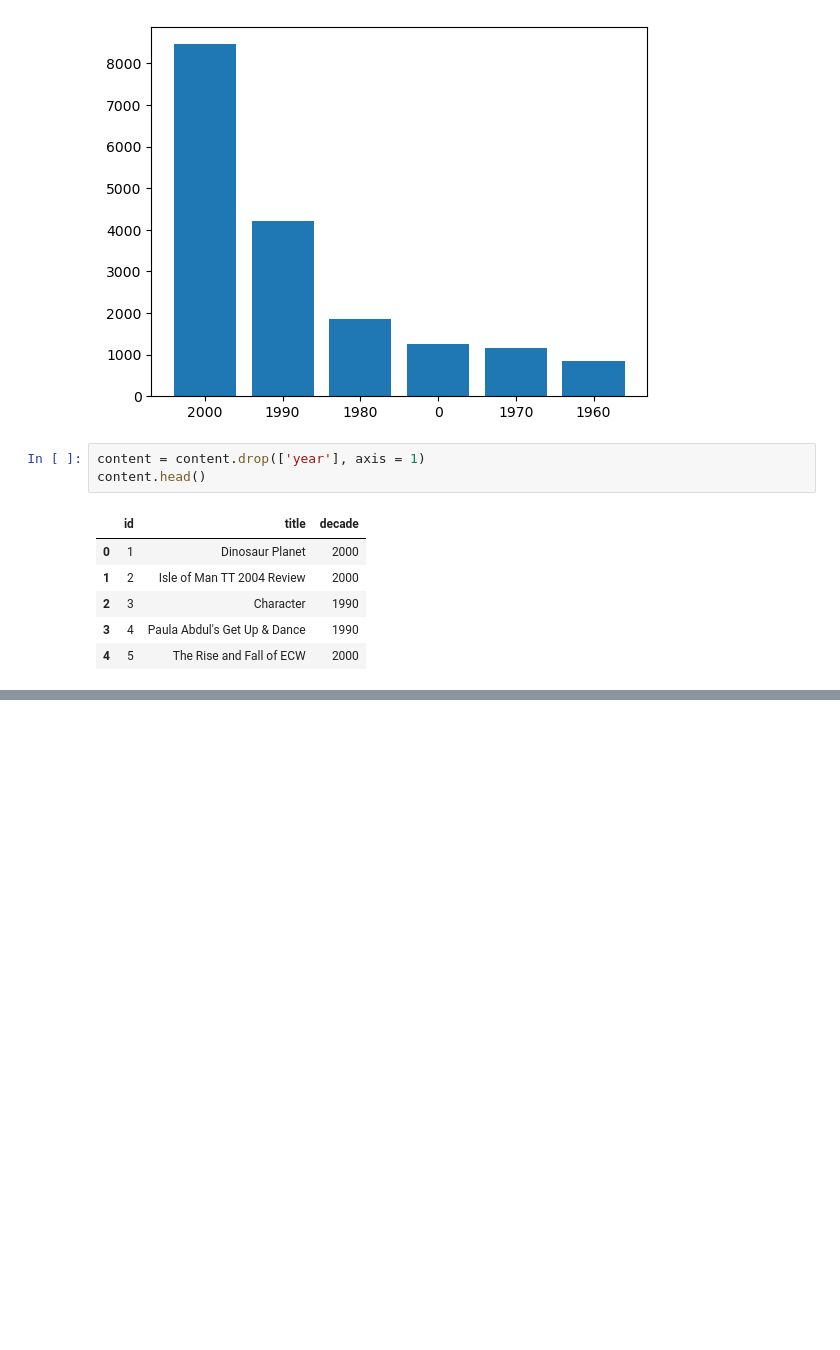
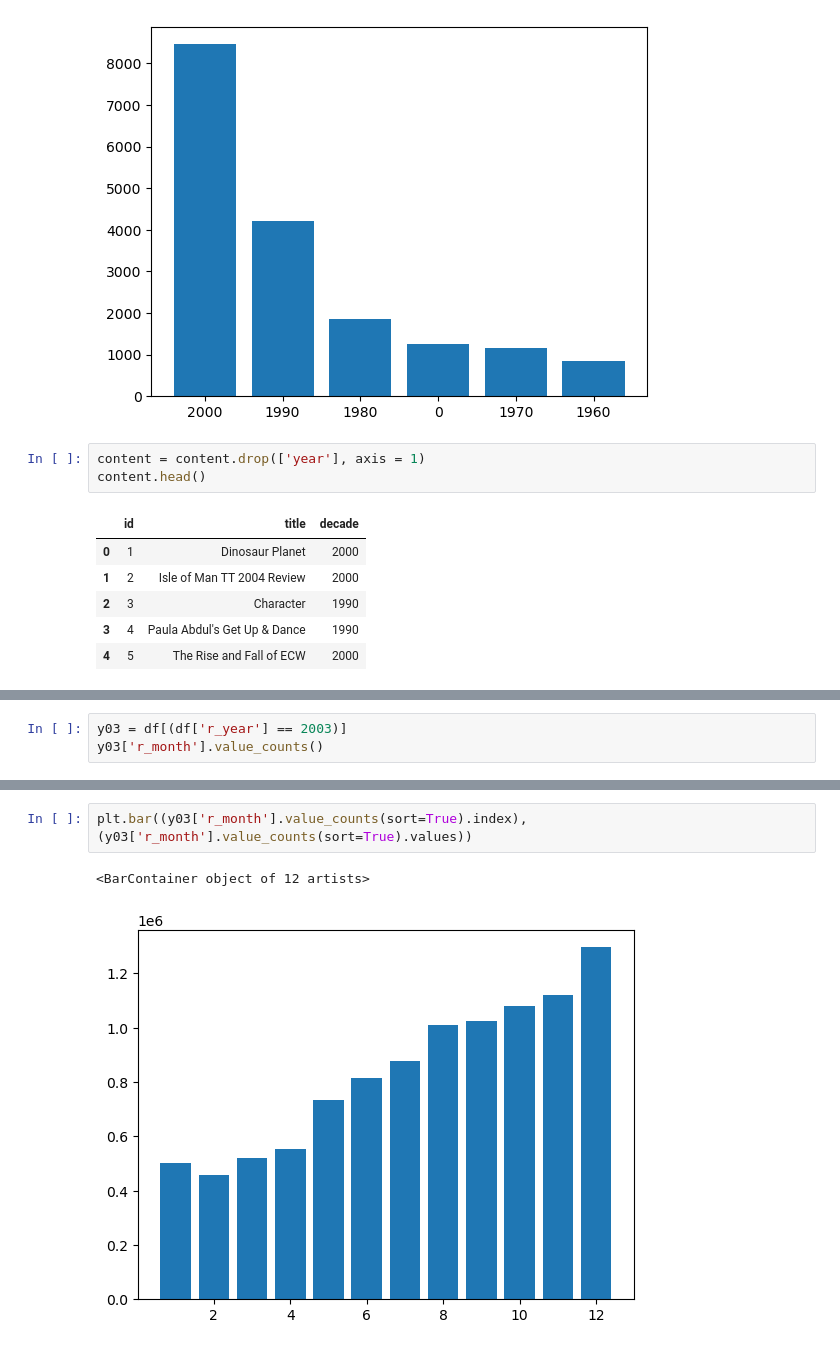
Before and after one commit to leo-schell/IntentionalDiversity_RecSystems, a Jupyter notebook: EDA.ipynb, the cells around one changed output, grey strips where cells are left out. Drawn from its saved outputs; the diff is of its cells as text; blank space fills up the shorter version.

```diff
--- a/EDA.ipynb
+++ b/EDA.ipynb
@@ -111,0 +270,3 @@ content.head()
+# %%
+y03 = df[(df['r_year'] == 2003)]
+y03['r_month'].value_counts()
@@ -111,0 +288,5 @@ content.head()
+# %%
+plt.bar((y03['r_month'].value_counts(sort=True).index), (y03['r_month'].value_counts(sort=True).values))
+# %% [output]
+<BarContainer object of 12 artists>
+[figure, added]
```
Also changed, not shown: parts of 25 cells of this notebook.
